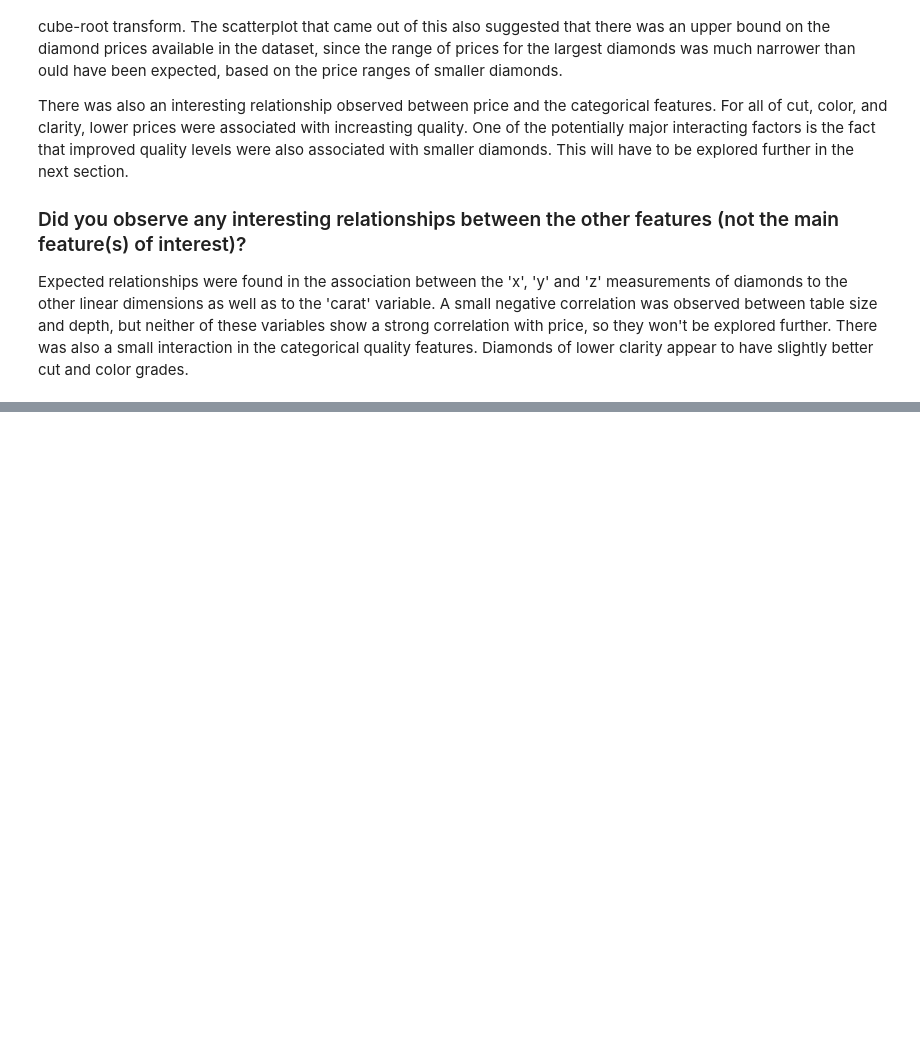
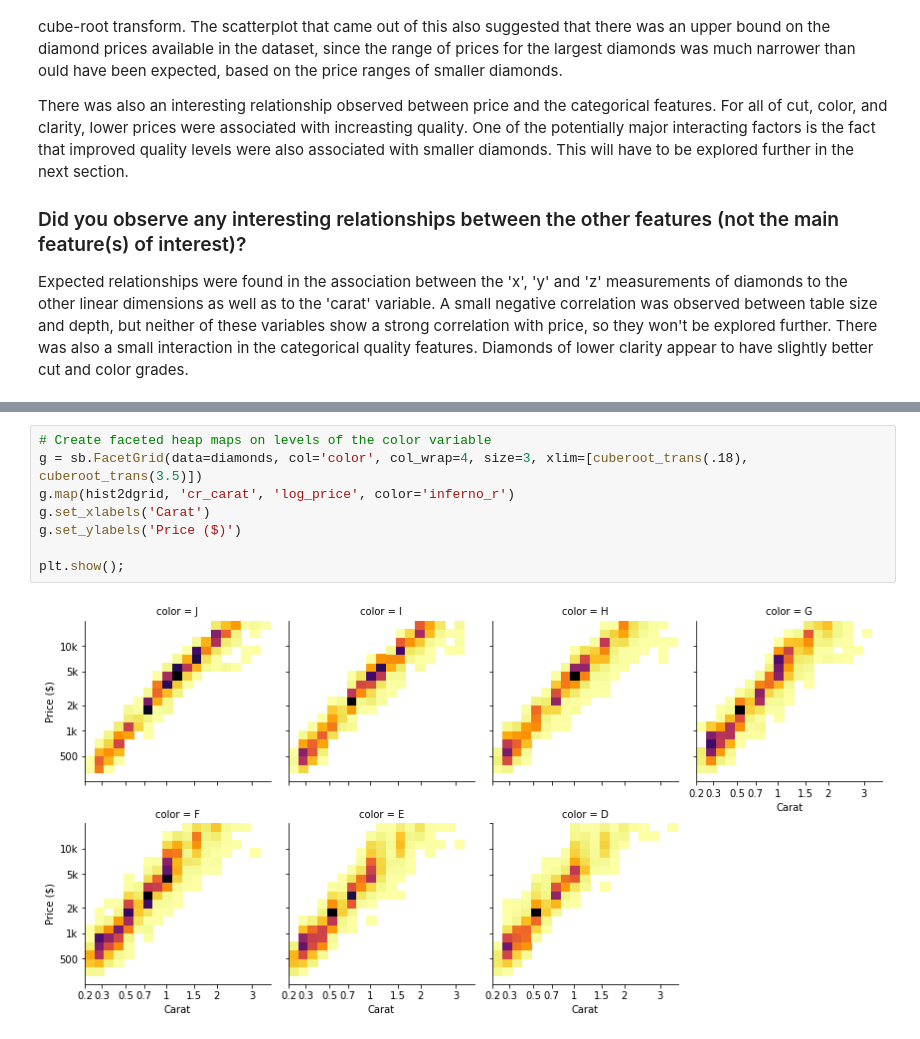
Before and after one commit to leqilu67/diamonds_study, a Jupyter notebook: diamond_study.ipynb, the cells around one changed output, grey strips where cells are left out. Drawn from its saved outputs; the diff is of its cells as text; blank space fills up the shorter version.

```diff
--- a/diamond_study.ipynb
+++ b/diamond_study.ipynb
@@ -507,0 +531,10 @@ Expected relationships were found in the association between the 'x', 'y' and 'z
+# %%
+# Create faceted heap maps on levels of the color variable
+g = sb.FacetGrid(data=diamonds, col='color', col_wrap=4, size=3, xlim=[cuberoot_trans(.18), cuberoot_trans(3.5)])
+g.map(hist2dgrid, 'cr_carat', 'log_price', color='inferno_r')
+g.set_xlabels('Carat')
+g.set_ylabels('Price ($)')
+
+plt.show();
+# %% [output]
+[figure, added]
```
Also changed, not shown: parts of 16 cells of this notebook.
